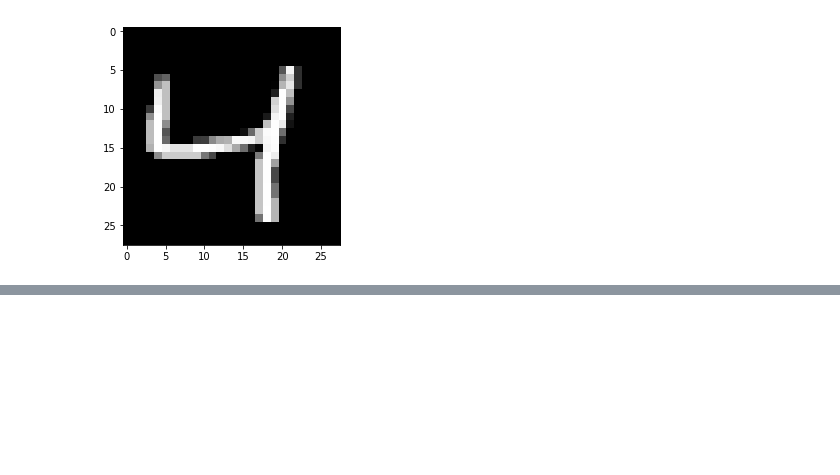
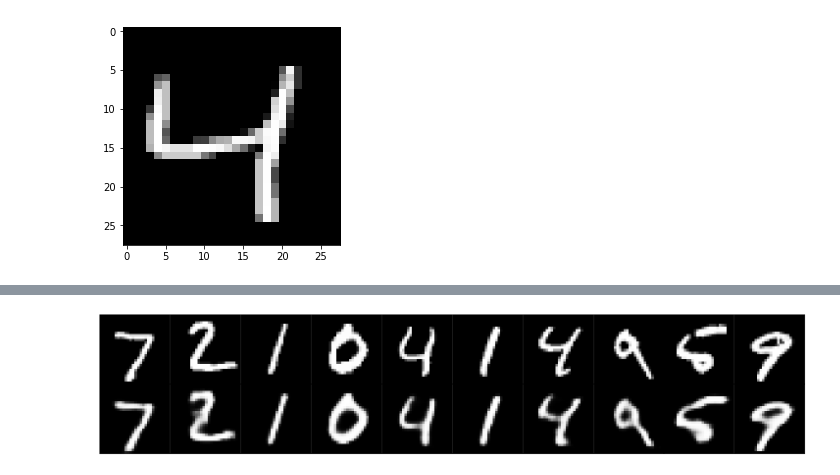
Before and after one commit to linked0/dlnd-deep-learning, a Jupyter notebook: autoencoder/Convolutional_Autoencoder_my.ipynb, the cells around one changed output, grey strips where cells are left out. Drawn from its saved outputs; the diff is of its cells as text; code cells hidden in the pictures; blank space fills up the shorter version.

```diff
--- a/autoencoder/Convolutional_Autoencoder_my.ipynb
+++ b/autoencoder/Convolutional_Autoencoder_my.ipynb
@@ -63,13 +59,13 @@ encoded = tf.layers.max_pooling2d(conv3, (2,2), (2,2), padding='same')
 ### Decoder
 upsample1 = tf.image.resize_nearest_neighbor(encoded, (7,7))
 # Now 7x7x8
-conv4 = tf.layers.conv2d(upsample, 8, (3,3), padding='same', activation=tf.nn.relu)
+conv4 = tf.layers.conv2d(upsample1, 8, (3,3), padding='same', activation=tf.nn.relu)
 # Now 7x7x8
 upsample2 = tf.image.resize_nearest_neighbor(conv4, (14,14))
 # Now 14x14x8
 conv5 = tf.layers.conv2d(upsample2, 8, (3,3), padding='same', activation=tf.nn.relu)
 # Now 14x14x8
-upsample3 = if.image.resize_nearset_neighbor(conv5, (28,28))
+upsample3 = tf.image.resize_nearest_neighbor(conv5, (28,28))
 # Now 28x28x8
 conv6 = tf.layers.conv2d(upsample3, 16, (3,3), padding='same', activation=tf.nn.relu)
 # Now 28x28x16
@@ -84,0 +84,13 @@ opt = tf.train.AdamOptimizer(0.001).minimize(cost)
+# %%
+sess = tf.Session()
+epochs = 20
+batch_size = 200
+sess.run(tf.global_variables_initializer())
+for e in range(epochs):
+  for ii in range(mnist.train.num_examples//batch_size):
+    batch = mnist.train.next_batch(batch_size)
+    imgs = batch[0].reshape((-1, 28, 28, 1))
+    batch_cost, _ = sess.run([cost, opt], feed_dict={inputs_: imgs,
+                                                     targets_: imgs})
+    print('Epoch: {}/{}...'.format(e+1, epochs),
+         'Training loss: {:.4f}'.format(batch_cost))
@@ -84,0 +115,14 @@ opt = tf.train.AdamOptimizer(0.001).minimize(cost)
+# %%
+fig, axes = plt.subplots(nrows=2, ncols=10, sharex=True, sharey=True, figsize=(20,4))
+in_imgs = mnist.test.images[:10]
+reconstructed = sess.run(decoded, feed_dict={inputs_: in_imgs.reshape((10, 28, 28, 1))})
+
+for images, row in  zip([in_imgs, reconstructed], axes):
+  for img, ax in zip(images, row):
+    ax.imshow(img.reshape((28,28)), cmap='Greys_r')
+    ax.get_xaxis().set_visible(False)
+    ax.get_yaxis().set_visible(False)
+
+fig.tight_layout(pad=0.1)
+# %% [output]
+[figure, added]
```
Also changed, not shown: parts of 9 cells of this notebook.
